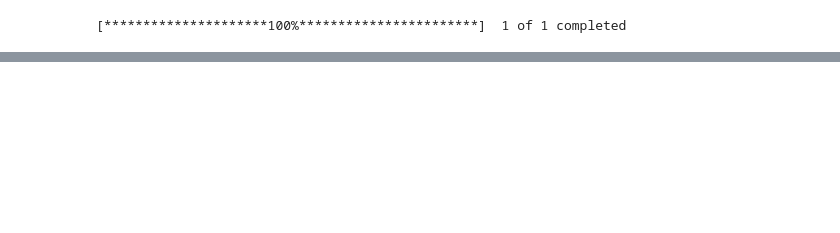
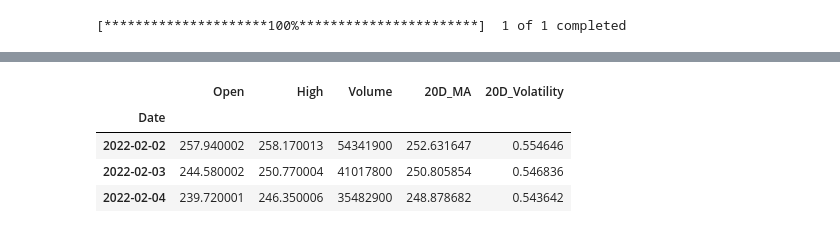
Before and after one commit to aungsias/Forays, a Jupyter notebook: Self/1. Market Movements and Factors - Linear v. Logistic Regression/index.ipynb, the cells around one changed output, grey strips where cells are left out. Saved outputs shown, nothing was run; the diff lists cells and outputs as text; code cells hidden in the pictures; blank space fills up the shorter version.

```diff
--- a/Self/1. Market Movements and Factors - Linear v. Logistic Regression/index.ipynb
+++ b/Self/1. Market Movements and Factors - Linear v. Logistic Regression/index.ipynb
@@ -58,0 +48,13 @@ features = ['Volatility', 'Moving Average', '']
+# %%
+window = 20
+factors[f'{window}D_MA'] = prices[1:].rolling(window).mean()
+factors[f'{window}D_Volatility'] = target.rolling(window).std() * np.sqrt(252)
+factors = factors[window:]
+target = target[window:]
+factors.head(3)
+# %% [output]
+|  | Open | High | Volume | 20D_MA | 20D_Volatility |
+| Date |  |  |  |  |  |
+| 2022-02-02 | 257.940002 | 258.170013 | 54341900 | 252.631647 | 0.554646 |
+| 2022-02-03 | 244.580002 | 250.770004 | 41017800 | 250.805854 | 0.546836 |
+| 2022-02-04 | 239.720001 | 246.350006 | 35482900 | 248.878682 | 0.543642 |
```
Also changed, not shown: parts of 14 cells of this notebook, 3 other files.
